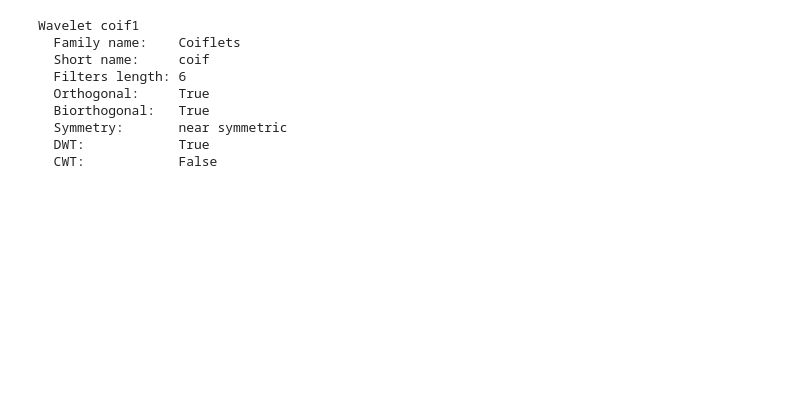
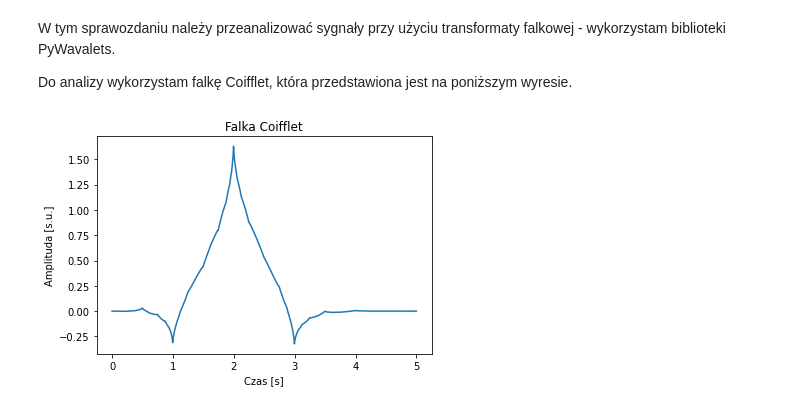
Before and after one commit to tynka022/SignalAnalisis, a Jupyter notebook: lab5/b5.ipynb, the cells around one changed output. Cells and saved outputs as stored; diff of their text form; code cells hidden in the pictures; blank space fills up the shorter version.

```diff
--- a/lab5/b5.ipynb
+++ b/lab5/b5.ipynb
@@ -5,14 +12,15 @@ import matplotlib.pyplot as plt
 import pywt
-# %%
-wavelet = pywt.Wavelet('coif1')
-print(wavelet)
-# %% [output]
-Wavelet coif1
-  Family name:    Coiflets
-  Short name:     coif
-  Filters length: 6
-  Orthogonal:     True
-  Biorthogonal:   True
-  Symmetry:       near symmetric
-  DWT:            True
-  CWT:            False
+# %% [markdown]
+W tym sprawozdaniu należy przeanalizować sygnały przy użyciu transformaty falkowej - wykorzystam biblioteki PyWavalets.
+
+Do analizy wykorzystam falkę Coifflet, która przedstawiona jest na poniższym wyresie.
+# %%
+wavelet = pywt.Wavelet('coif1')
+axes = wavelet.wavefun()
+plt.plot(axes[-1],axes[0])
+plt.xlabel("Czas [s]")
+plt.ylabel("Amplituda [s.u.]")
+plt.title("Falka Coifflet")
+plt.show()
+# %% [output]
+[figure, added]
```
Also changed, not shown: parts of 25 cells of this notebook, 1 other file.
